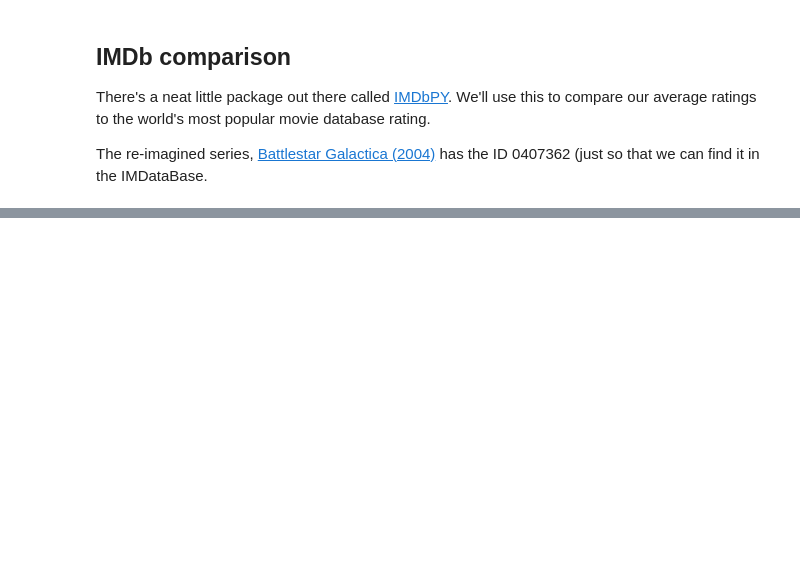
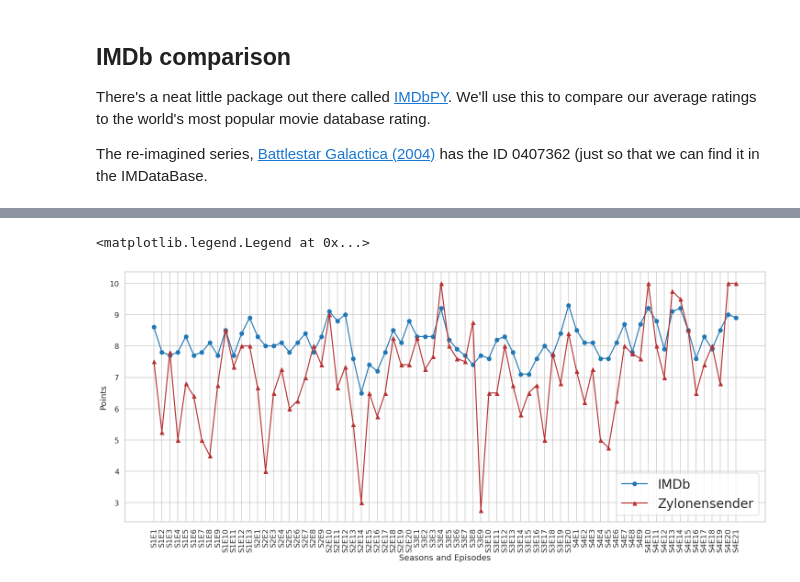
Before and after one commit to Japhiolite/podcast-stuff, a Jupyter notebook: notebooks/Auswertung_Zylonensender.ipynb, the cells around one changed output, grey strips where cells are left out. Saved outputs shown, nothing was run; the diff lists cells and outputs as text; code cells hidden in the pictures; blank space fills up the shorter version.

```diff
--- a/notebooks/Auswertung_Zylonensender.ipynb
+++ b/notebooks/Auswertung_Zylonensender.ipynb
@@ -284,3 +302,3 @@ episode #4.21; rating: 8.901234567891; votes: 53
 imdb_frame = pd.DataFrame({'Episode':sea_ep, 'Rating':rating, 'Votes':votes})
 # %%
-imdb_and_podcast = pd.read_csv('../grades/imdb_rating_202009.csv')
+imdb_and_podcast = pd.read_csv('../grades/imdb_rating_202009.csv', index_col=0)
@@ -300,0 +321,13 @@ plt.xticks(xs2, only_seasons.index, rotation='vertical');
+# %%
+# create a plot for the comparison between IMDb and Zylonensender
+plt.figure(figsize=[25,10])
+xs = np.arange(74)
+plt.plot(xs, imdb_and_podcast['Rating'],'o-', label='IMDb')
+plt.plot(xs, imdb_and_podcast['Podcast_mean'],'^-', label='Zylonensender', c='#b63132')
+plt.xticks(xs, imdb_and_podcast['Episode'], rotation='vertical');
+plt.xlabel('Seasons and Episodes')
+plt.ylabel('Points')
+plt.legend(loc=4, prop={'size': 28})
+# %% [output]
+<matplotlib.legend.Legend at 0x...>
+[figure, added]
```
Also changed, not shown: parts of 17 cells of this notebook, 1 other file.
